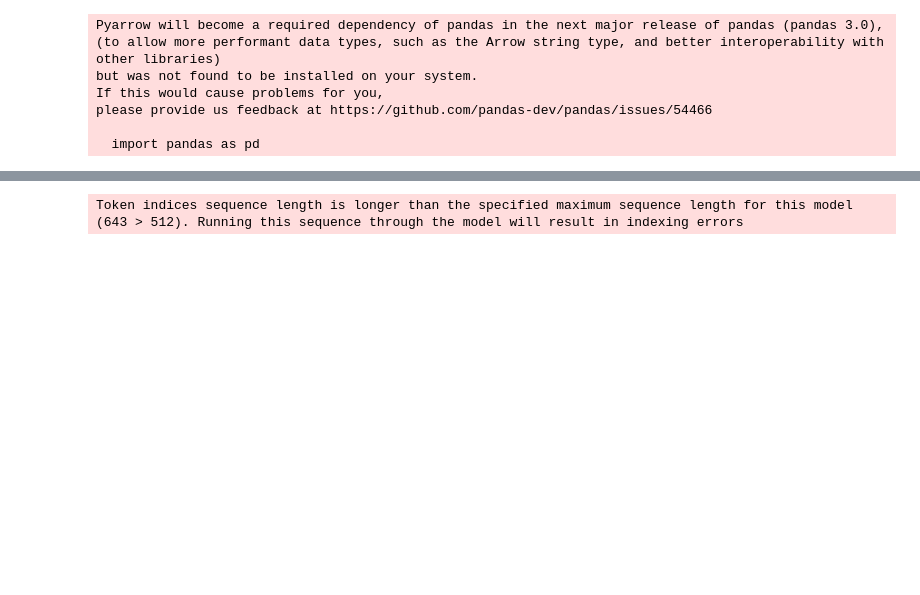
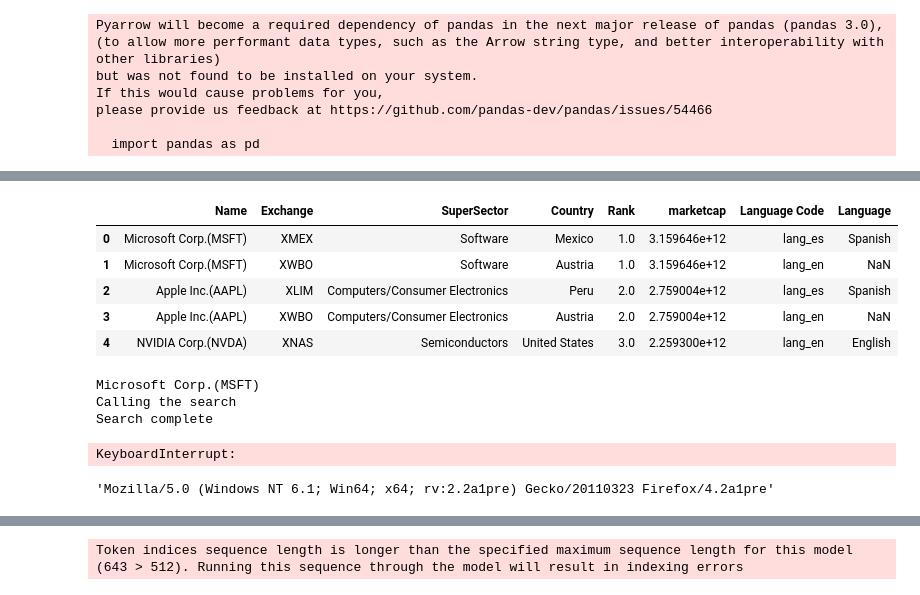
Before and after one commit to Allen-1242/Oxford_AI_Monitoring, a Jupyter notebook: AI_Website_Scraper.ipynb, the cells around one changed output, grey strips where cells are left out. Cells and saved outputs as stored; diff of their text form; code cells hidden in the pictures; blank space fills up the shorter version.

```diff
--- a/AI_Website_Scraper.ipynb
+++ b/AI_Website_Scraper.ipynb
@@ -88,22 +108,4 @@ proxies = content.strip().split('\n')
 # %%
-#Getting the list of companies
-with open('/Users/allensunny/Downloads/Company_list.txt', 'r') as file:
-    content = file.read()
-
-#Cleaning the company names
-def clean_company_name(name):
-
-    # Remove common corporate designations
-    cleaned_name = re.sub(r'\s*(Inc\.|Co\.|Corp\.|Corporation|Company|Incorporated|LLC|Group|Corp|Enterprises|International|Co\.\,|L\.P\.|Holdings|Inc|Co)\.?$', '', name, flags=re.IGNORECASE)
-    return cleaned_name.strip()
-
-# Split the cleaned text into a list based on multiple spaces as a separator
-company_list = content.split('    ')  # Adjust the number of spaces based on how the original text is structured
-company_list = [company.strip() for company in company_list if company.strip()]
-
-# Further cleaning to ensure no leading/trailing spaces in company names
-company_list = [company.strip() for company in company_list]
-
-# Apply the cleaning function to each company name
-cleaned_companies = [clean_company_name(company) for company in company_list]
+#Companies list
+Companies_list = pd.read_csv('Companies_list_enhanced.csv')
 # %%
@@ -386,0 +354,16 @@ def find_sentences_with_keywords(sentence_text, keywords):
+# %%
+Companies_list.head()
+# %% [output]
+|  | Name | Exchange | SuperSector | Country | Rank | marketcap | Language Code | Language |
+| 0 | Microsoft Corp.(MSFT) | XMEX | Software | Mexico | 1.0 | 3.159646e+12 | lang_es | Spanish |
+| 1 | Microsoft Corp.(MSFT) | XWBO | Software | Austria | 1.0 | 3.159646e+12 | lang_en | NaN |
+| 2 | Apple Inc.(AAPL) | XLIM | Computers/Consumer Electronics | Peru | 2.0 | 2.759004e+12 | lang_es | Spanish |
+| 3 | Apple Inc.(AAPL) | XWBO | Computers/Consumer Electronics | Austria | 2.0 | 2.759004e+12 | lang_en | NaN |
+| 4 | NVIDIA Corp.(NVDA) | XNAS | Semiconductors | United States | 3.0 | 2.259300e+12 | lang_en | English |
+# %%
+company_result = fetch_and_summarize_company_ai_usage(row['Name'], row['Country'], row['SuperSector'], row['Language Code'])
+# %% [output]
+Microsoft Corp.(MSFT)
+Calling the search
+Search complete
+KeyboardInterrupt:
@@ -386,0 +374,13 @@ def find_sentences_with_keywords(sentence_text, keywords):
+# %%
+#Initalize the search client
+client = yagooglesearch.SearchClient(
+search_query,
+max_search_result_urls_to_return = 5,
+http_429_cool_off_time_in_minutes=45,
+http_429_cool_off_factor=1.5,
+verbosity=1,
+verbose_output=False,  # False (only URLs) or True (rank, title, description, and URL)
+)
+client.assign_random_user_agent()
+# %% [output]
+'Mozilla/5.0 (Windows NT 6.1; Win64; x64; rv:2.2a1pre) Gecko/20110323 Firefox/4.2a1pre'
```
Also changed, not shown: parts of 26 cells of this notebook, 15 other files.
